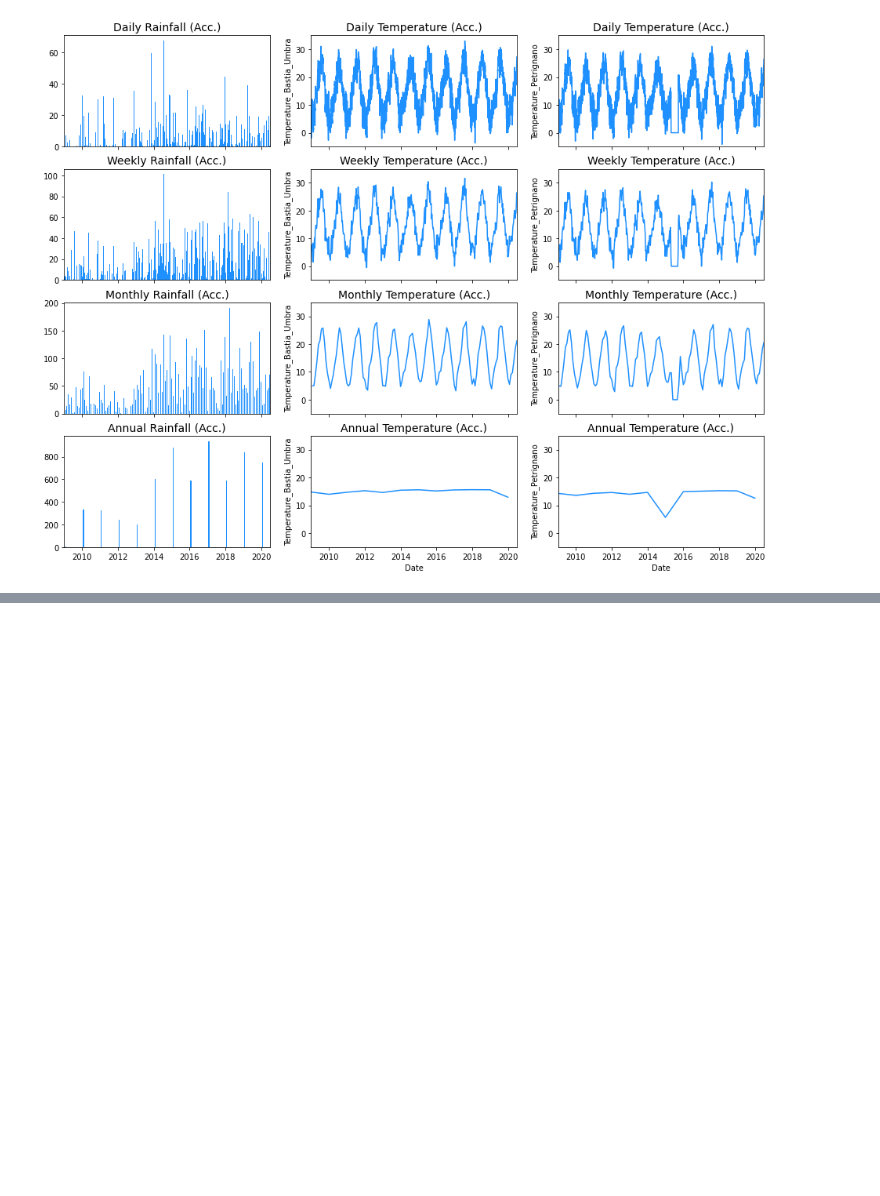
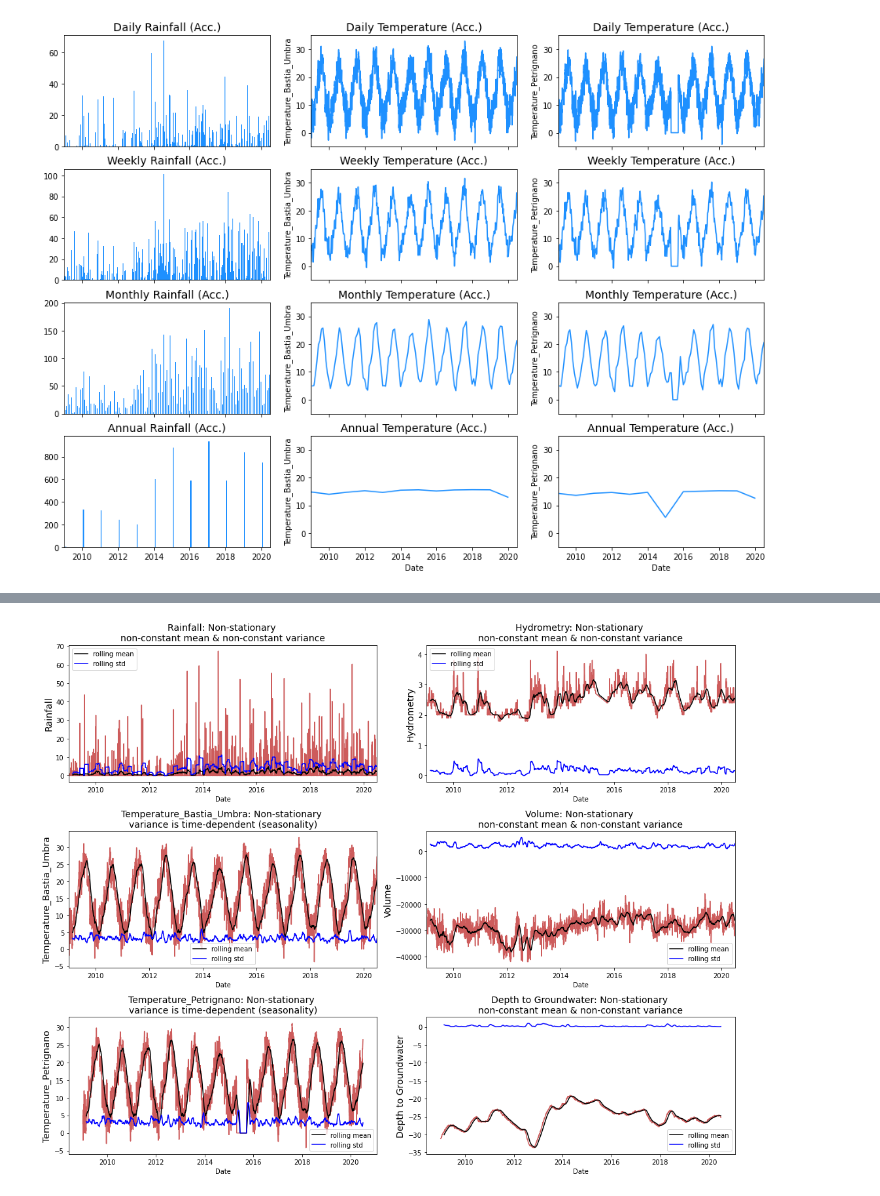
Before and after one commit to sweta0805/Capstone3Project, a Jupyter notebook: Capstone3_Data_wrangling & EDA.ipynb, the cells around one changed output, grey strips where cells are left out. Saved outputs shown, nothing was run; the diff lists cells and outputs as text; code cells hidden in the pictures; blank space fills up the shorter version.

```diff
--- a/Capstone3_Data_wrangling & EDA.ipynb
+++ b/Capstone3_Data_wrangling & EDA.ipynb
@@ -495,0 +507,3 @@ plt.show()
+# %%
+df = Aquifier_Petrignano_1.copy()
+df.head()
@@ -495,0 +533,52 @@ plt.show()
+# %%
+# A year has 52 weeks (52 weeks * 7 days per week) approx.
+rolling_window = 52
+f, ax = plt.subplots(nrows=3, ncols=2, figsize=(15, 12))
+
+
+sns.lineplot(x=df.Date, y=df.Rainfall, ax=ax[0, 0], color='indianred')
+sns.lineplot(x=df.Date, y=df.Rainfall.rolling(rolling_window).mean(), ax=ax[0, 0], color='black', label='rolling mean')
+sns.lineplot(x=df.Date, y=df.Rainfall.rolling(rolling_window).std(), ax=ax[0, 0], color='blue', label='rolling std')
+ax[0, 0].set_title('Rainfall: Non-stationary \nnon-constant mean & non-constant variance', fontsize=14)
+ax[0, 0].set_ylabel(ylabel='Rainfall', fontsize=14)
+
+sns.lineplot(x=df.Date, y=df.Temperature_Bastia_Umbra, ax=ax[1, 0], color='indianred')
+sns.lineplot(x=df.Date, y=df.Temperature_Bastia_Umbra.rolling(rolling_window).mean(), ax=ax[1, 0], color='black', label='rolling mean')
+sns.lineplot(x=df.Date, y=df.Temperature_Bastia_Umbra.rolling(rolling_window).std(), ax=ax[1, 0], color='blue', label='rolling std')
+ax[1, 0].set_title('Temperature_Bastia_Umbra: Non-stationary \nvariance is time-dependent (seasonality)', fontsize=14)
+ax[1, 0].set_ylabel(ylabel='Temperature_Bastia_Umbra', fontsize=14)
+
+sns.lineplot(x=df.Date, y=df.Temperature_Petrignano, ax=ax[2, 0], color='indianred')
+sns.lineplot(x=df.Date, y=df.Temperature_Petrignano.rolling(rolling_window).mean(), ax=ax[2, 0], color='black', label='rolling mean')
+sns.lineplot(x=df.Date, y=df.Temperature_Petrignano.rolling(rolling_window).std(), ax=ax[2, 0], color='blue', label='rolling std')
+ax[2, 0].set_title('Temperature_Petrignano: Non-stationary \nvariance is time-dependent (seasonality)', fontsize=14)
+ax[2, 0].set_ylabel(ylabel='Temperature_Petrignano', fontsize=14)
+
+sns.lineplot(x=df.Date, y=df.River_Hydrometry, ax=ax[0, 1], color='indianred')
+sns.lineplot(x=df.Date, y=df.River_Hydrometry.rolling(rolling_window).mean(), ax=ax[0, 1], color='black', label='rolling mean')
+sns.lineplot(x=df.Date, y=df.River_Hydrometry.rolling(rolling_window).std(), ax=ax[0, 1], color='blue', label='rolling std')
+ax[0, 1].set_title('Hydrometry: Non-stationary \nnon-constant mean & non-constant variance', fontsize=14)
+ax[0, 1].set_ylabel(ylabel='Hydrometry', fontsize=14)
+
+sns.lineplot(x=df.Date, y=df.Drainage_Volume, ax=ax[1, 1], color='indianred')
+sns.lineplot(x=df.Date, y=df.Drainage_Volume.rolling(rolling_window).mean(), ax=ax[1, 1], color='black', label='rolling mean')
+sns.lineplot(x=df.Date, y=df.Drainage_Volume.rolling(rolling_window).std(), ax=ax[1, 1], color='blue', label='rolling std')
+ax[1, 1].set_title('Volume: Non-stationary \nnon-constant mean & non-constant variance', fontsize=14)
+ax[1, 1].set_ylabel(ylabel='Volume', fontsize=14)
+
+sns.lineplot(x=df.Date, y=df.Depth_to_Groundwater, ax=ax[2, 1], color='indianred')
+sns.lineplot(x=df.Date, y=df.Depth_to_Groundwater.rolling(rolling_window).mean(), ax=ax[2, 1], color='black', label='rolling mean')
+sns.lineplot(x=df.Date, y=df.Depth_to_Groundwater.rolling(rolling_window).std(), ax=ax[2, 1], color='blue', label='rolling std')
+ax[2, 1].set_title('Depth to Groundwater: Non-stationary \nnon-constant mean & non-constant variance', fontsize=14)
+ax[2, 1].set_ylabel(ylabel='Depth to Groundwater', fontsize=14)
+
+i = 0
+for i in range(2):
+    ax[i,0].set_xlim([date(2009, 1, 1), date(2020, 6, 30)])
+    ax[i,1].set_xlim([date(2009, 1, 1), date(2020, 6, 30)])
+
+#f.delaxes(ax[2, 1])
+plt.tight_layout()
+plt.show()
+# %% [output]
+[figure, added]
```
Also changed, not shown: parts of 36 cells of this notebook, 5 other files.
